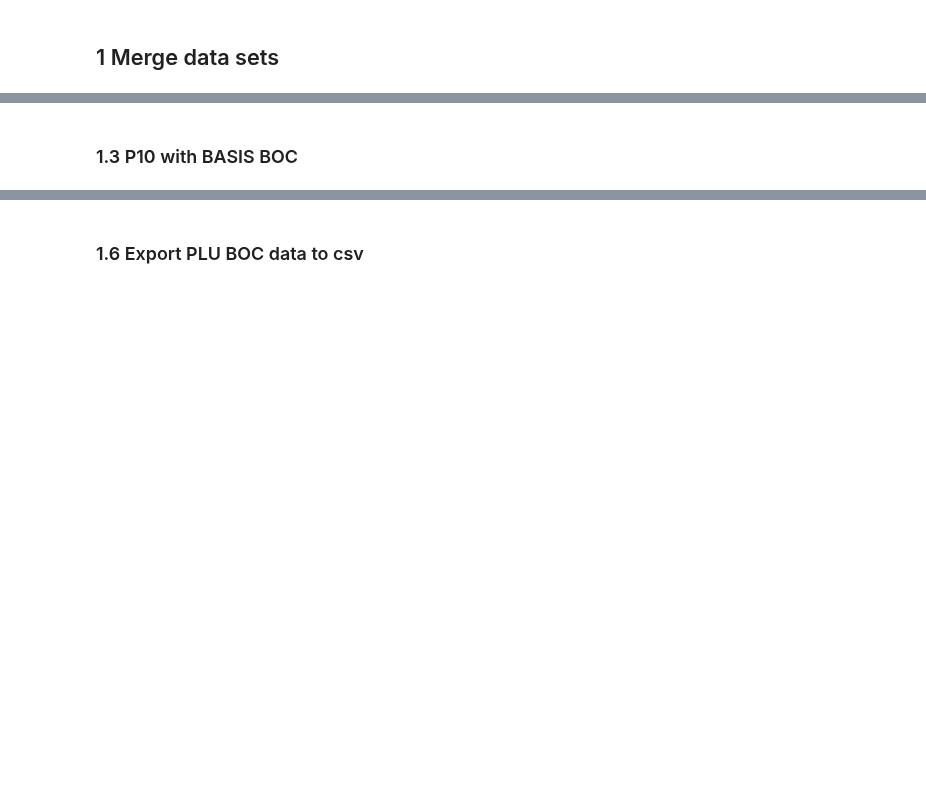
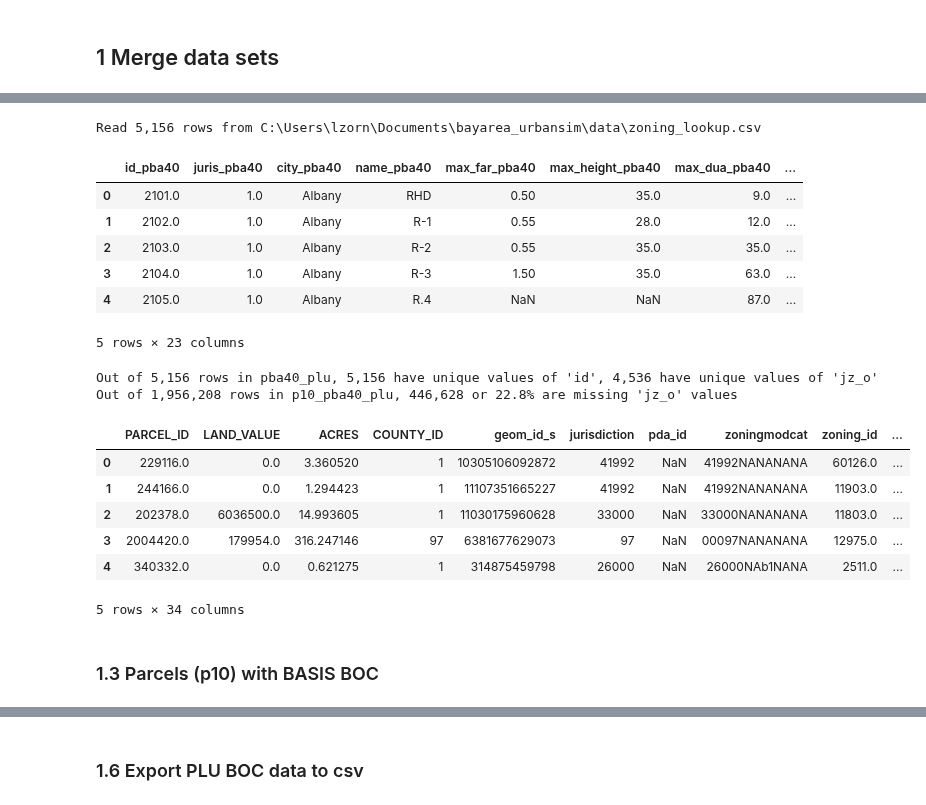
Before and after one commit to BayAreaMetro/petrale, a Jupyter notebook: policies/plu/BASIS_boc/PLU_BOC_capacity_calculation_map_v2.ipynb, the cells around one changed output, grey strips where cells are left out. Drawn from its saved outputs; the diff is of its cells as text; code cells hidden in the pictures; blank space fills up the shorter version.

```diff
--- a/policies/plu/BASIS_boc/PLU_BOC_capacity_calculation_map_v2.ipynb
+++ b/policies/plu/BASIS_boc/PLU_BOC_capacity_calculation_map_v2.ipynb
@@ -65,0 +66,18 @@ print(z10_missing.shape[0],z10_missing.shape[0]/pz10.shape[0])
+# %%
+## parcel id to pba40 zoning_id
+pba40_pz_file = os.path.join(BOX_URBAN_MODELING_PBA50,"Current PBA50 Large General Input Data","2020_03_06_zoning_parcels.csv")
+pba40_pz = pd.read_csv(
+    pba40_pz_file,
+    usecols=['PARCEL_ID','zoning_id','nodev_pba40'],
+    dtype  ={'PARCEL_ID':np.float64, 'zoning_id':np.float64, 'nodev_pba40':np.int})
+print("Read {:,} rows from {}".format(len(pba40_pz), pba40_pz_file))
+display(pba40_pz.head())
+
+## add zoning_id, nodev_pba40 columns to p10
+p10_pba40_pz = pd.merge(left=basemap_p10, right=pba40_pz, on='PARCEL_ID', how='left')
+#display(p10_pba40_pz.head())
+
+## Check Number of parcels missing zoning designation
+p10_pba40_pz_missing = p10_pba40_pz.loc[p10_pba40_pz['zoning_id'].isnull()]
+print("Out of {0:,} p10 parcels, {1:,} or {2:.1f}% are missing 'zoning_id' values".format(
+    len(p10_pba40_pz), len(p10_pba40_pz_missing), 100.0*len(p10_pba40_pz_missing)/len(p10_pba40_pz)))
@@ -88,2 +95,49 @@ print(p10_plu10.loc[p10_plu10['jz_o_10'].isnull()].shape[0] / p10_z10.shape[0])
+# %%
+## definition of pba40 zoning
+pba40_plu_file = os.path.join(GITHUB_BAUS, "data", "zoning_lookup.csv")
+pba40_plu = pd.read_csv(pba40_plu_file, dtype={'id':float})
+print("Read {:,} rows from {}".format(len(pba40_plu), pba40_plu_file))
+# print(pba40_plu.dtypes)
+# coerce this column to float -- it's a string for some reason
+pba40_plu["SC"] = pd.to_numeric(pba40_plu["SC"], errors='coerce')
+# print(pba40_plu.dtypes)
+
+# append _pba40 to column names
+rename_cols = dict((col,col+"_pba40") for col in pba40_plu.columns.values)
+pba40_plu.rename(columns=rename_cols, inplace=True)
+display(pba40_plu.head())
+
+# check duplicates in zoning id
+pba40_plu['jz_o'] = pba40_plu['city_pba40'].str.cat(pba40_plu['name_pba40'],sep=" ")
+print("Out of {:,} rows in pba40_plu, {:,} have unique values of 'id', {:,} have unique values of 'jz_o'".format(
+    len(pba40_plu), len(pba40_plu.id_pba40.unique()), len(pba40_plu.jz_o.unique())))
+
+# using the zoning_id, get the pba40 zoning data (intensities, allowed building types)
+p10_pba40_plu = pd.merge(left=p10_pba40_pz, right=pba40_plu, left_on='zoning_id', right_on='id_pba40', how='left')
+
+# Check number of p10 records failed to find a matching PLU
+p10_pba40_plu_missing = p10_pba40_plu.loc[p10_pba40_plu['jz_o'].isnull()]
+print("Out of {0:,} rows in p10_pba40_plu, {1:,} or {2:.1f}% are missing 'jz_o' values".format(
+    len(p10_pba40_plu), len(p10_pba40_plu_missing), 100.0*len(p10_pba40_plu_missing)/len(p10_pba40_plu)))
+
+display(p10_pba40_plu.head())
+# %% [output]
+Read 5,156 rows from C:\Users\lzorn\Documents\bayarea_urbansim\data\zoning_lookup.csv
+|  | id_pba40 | juris_pba40 | city_pba40 | name_pba40 | max_far_pba40 | max_height_pba40 | max_dua_pba40 | ... |
+| 0 | 2101.0 | 1.0 | Albany | RHD | 0.50 | 35.0 | 9.0 | ... |
+| 1 | 2102.0 | 1.0 | Albany | R-1 | 0.55 | 28.0 | 12.0 | ... |
+| 2 | 2103.0 | 1.0 | Albany | R-2 | 0.55 | 35.0 | 35.0 | ... |
+| 3 | 2104.0 | 1.0 | Albany | R-3 | 1.50 | 35.0 | 63.0 | ... |
+| 4 | 2105.0 | 1.0 | Albany | R.4 | NaN | NaN | 87.0 | ... |
+5 rows × 23 columns
+Out of 5,156 rows in pba40_plu, 5,156 have unique values of 'id', 4,536 have unique values of 'jz_o'
+Out of 1,956,208 rows in p10_pba40_plu, 446,628 or 22.8% are missing 'jz_o' values
+|  | PARCEL_ID | LAND_VALUE | ACRES | COUNTY_ID | geom_id_s | jurisdiction | pda_id | zoningmodcat | zoning_id | ... |
+| 0 | 229116.0 | 0.0 | 3.360520 | 1 | 10305106092872 | 41992 | NaN | 41992NANANANA | 60126.0 | ... |
+| 1 | 244166.0 | 0.0 | 1.294423 | 1 | 11107351665227 | 41992 | NaN | 41992NANANANA | 11903.0 | ... |
+| 2 | 202378.0 | 6036500.0 | 14.993605 | 1 | 11030175960628 | 33000 | NaN | 33000NANANANA | 11803.0 | ... |
+| 3 | 2004420.0 | 179954.0 | 316.247146 | 97 | 6381677629073 | 97 | NaN | 00097NANANANA | 12975.0 | ... |
+| 4 | 340332.0 | 0.0 | 0.621275 | 1 | 314875459798 | 26000 | NaN | 26000NAb1NANA | 2511.0 | ... |
+5 rows × 34 columns
 # %% [markdown]
-### 1.3 P10 with BASIS BOC
+### 1.3 Parcels (p10) with BASIS BOC
```
Also changed, not shown: parts of 48 cells of this notebook.
